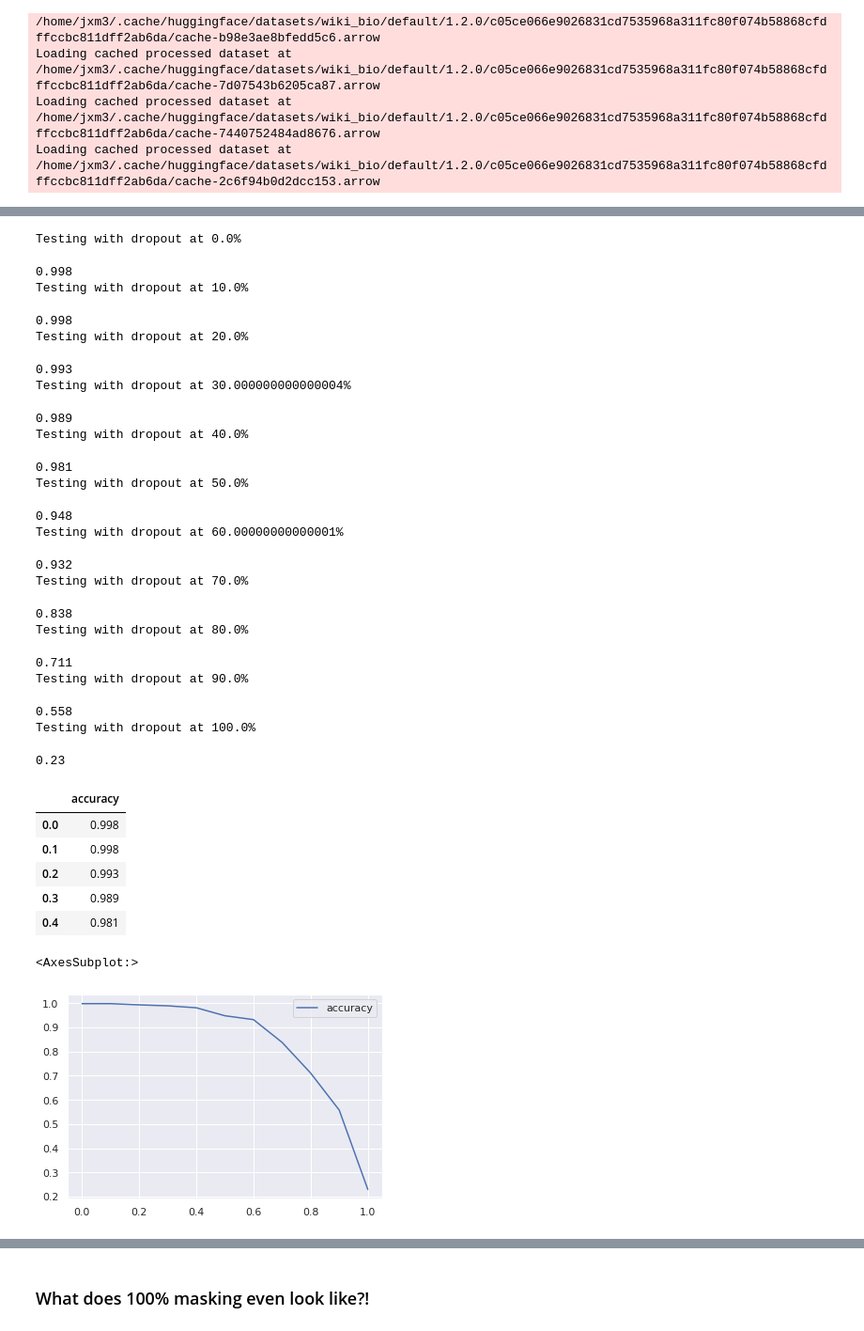
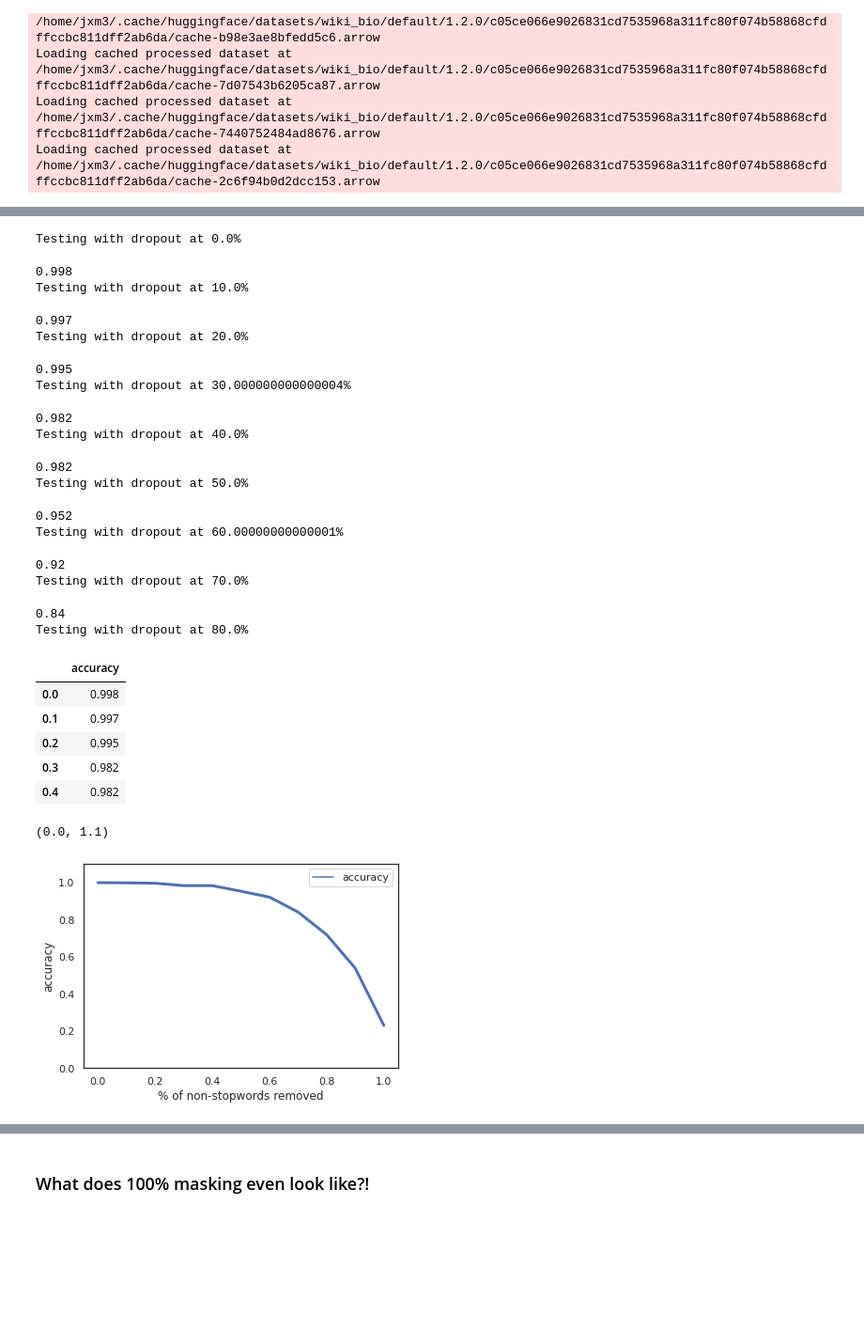
Before and after one commit to jxmorris12/unsupervised-text-deidentification, a Jupyter notebook: notebooks/2022-05-19 Testing model at varying levels of dropout.ipynb, the cells around one changed output, grey strips where cells are left out. Shown at 94% size. Cells and saved outputs as stored; diff of their text form; code cells hidden in the pictures; blank space fills up the shorter version.

Commit message:
upload testing notebook across dropout levels, and reverse adv masking test

```diff
--- a/notebooks/2022-05-19 Testing model at varying levels of dropout.ipynb
+++ b/notebooks/2022-05-19 Testing model at varying levels of dropout.ipynb
@@ -109,6 +110,7 @@ val_tokenizing_dataset = MaskingTokenizingDataset(
 import tqdm
 
 accs = {}
+num_samples = 1000
 
 for dropout_amount in np.arange(0.0, 1.0+.1, 0.1): # [0. , 0.1, 0.2, 0.3, 0.4, 0.5, 0.6, 0.7, 0.8, 0.9]
     num_correct = 0
@@ -117,7 +119,7 @@ for dropout_amount in np.arange(0.0, 1.0+.1, 0.1): # [0. , 0.1, 0.2, 0.3, 0.4, 0
     val_tokenizing_dataset.masking_span_sampler.word_dropout_perc = dropout_amount
     val_tokenizing_dataset.masking_span_sampler.word_dropout_ratio = 1.0
     dropout_dataloader = DataLoader(
-        [val_tokenizing_dataset[i] for i in range(1000)],
+        [val_tokenizing_dataset[i] for i in range(num_samples)],
         batch_size=128,
         num_workers=min(dm.num_workers, 8),
         shuffle=False
@@ -137,25 +139,20 @@ for dropout_amount in np.arange(0.0, 1.0+.1, 0.1): # [0. , 0.1, 0.2, 0.3, 0.4, 0
 Testing with dropout at 0.0%
 0.998
 Testing with dropout at 10.0%
-0.998
+0.997
 Testing with dropout at 20.0%
-0.993
+0.995
 Testing with dropout at 30.000000000000004%
-0.989
+0.982
 Testing with dropout at 40.0%
-0.981
+0.982
 Testing with dropout at 50.0%
-0.948
+0.952
 Testing with dropout at 60.00000000000001%
-0.932
+0.92
 Testing with dropout at 70.0%
-0.838
+0.84
 Testing with dropout at 80.0%
-0.711
-Testing with dropout at 90.0%
-0.558
-Testing with dropout at 100.0%
-0.23
 # %%
 import pandas as pd
 df = pd.DataFrame.from_dict(accs, orient='index', columns=['accuracy'])
@@ -163,15 +160,19 @@ df.head()
 # %% [output]
 |  | accuracy |
 | 0.0 | 0.998 |
-| 0.1 | 0.998 |
-| 0.2 | 0.993 |
-| 0.3 | 0.989 |
-| 0.4 | 0.981 |
+| 0.1 | 0.997 |
+| 0.2 | 0.995 |
+| 0.3 | 0.982 |
+| 0.4 | 0.982 |
 # %%
 import seaborn as sns
 sns.set()
+sns.set_style("white")
 
-sns.lineplot(data=df)
+ax = sns.lineplot(data=df, linewidth=3)
+ax.set_xlabel("% of non-stopwords removed")
+ax.set_ylabel("accuracy")
+ax.set_ylim(bottom=0.0, top=1.1)
 # %% [output]
-<AxesSubplot:>
+(0.0, 1.1)
-[figure, old version]
+[figure, new version]
```
Also changed, not shown: parts of 22 cells of this notebook, 1 other file.
